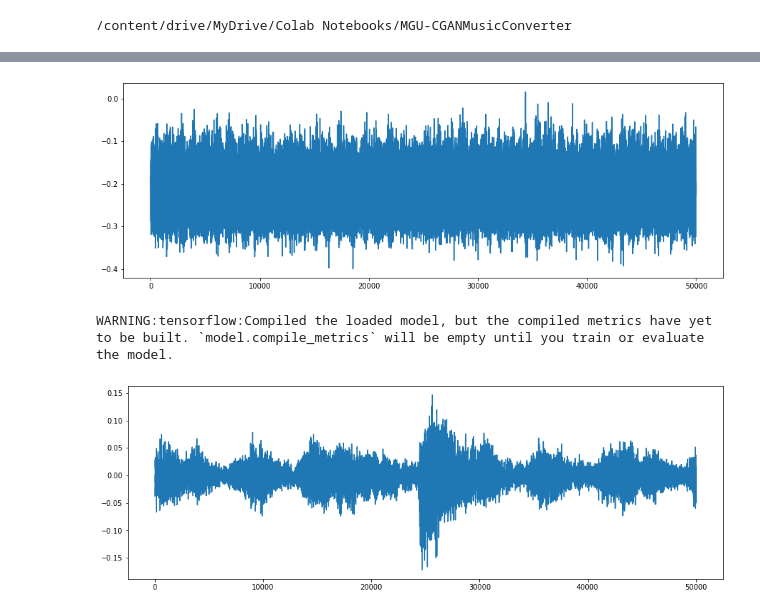
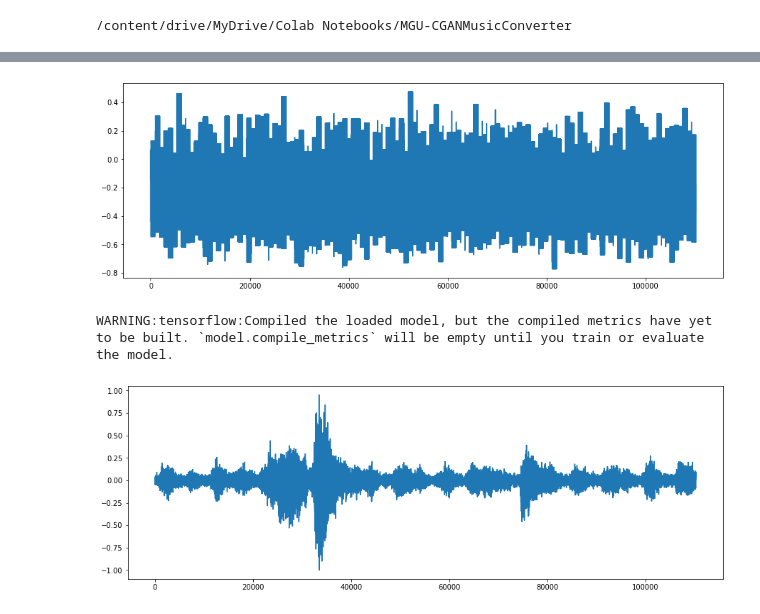
Before and after one commit to wojciechsadlik/MGU-CGANMusicConverter, a Jupyter notebook: raw_audio_dcgan.ipynb, the cells around one changed output, grey strips where cells are left out. Cells and saved outputs as stored; diff of their text form; code cells hidden in the pictures.

```diff
--- a/raw_audio_dcgan.ipynb
+++ b/raw_audio_dcgan.ipynb
@@ -252,11 +251,11 @@ gen_sample = generator.predict(noise)
 gen_sample = gen_sample.reshape(AUDIO_LENGTH, 1)
 
 plt.figure(figsize=(15,5))
-plt.plot(gen_sample[50100 : 100100])
+plt.plot(gen_sample)
 plt.show()
 #plt.savefig('gen_sample_dcgan' + str(len(g_loss_history)))
 # %% [output]
-[figure, old version]
+[figure, new version]
 # %%
 generator.save('generator_dcgan.h5')
 discriminator.save('discriminator_dcgan.h5')
@@ -265,11 +264,11 @@ WARNING:tensorflow:Compiled the loaded model, but the compiled metrics have yet
 # %%
 with open(DATASET_PATH + '/3000.pkl', 'rb') as f:
       pkl_file = pickle.load(f)
       plt.figure(figsize=(15,5))
-      plt.plot(pkl_file['audio'][50100 : 100100])
+      plt.plot(normalize(pkl_file['audio']))
       plt.show()
 # %% [output]
-[figure, old version]
+[figure, new version]
 # %%
 plt.figure(figsize=(15,5))
 plt.plot(d_acc_history)
```
Also changed, not shown: parts of 9 cells of this notebook.
